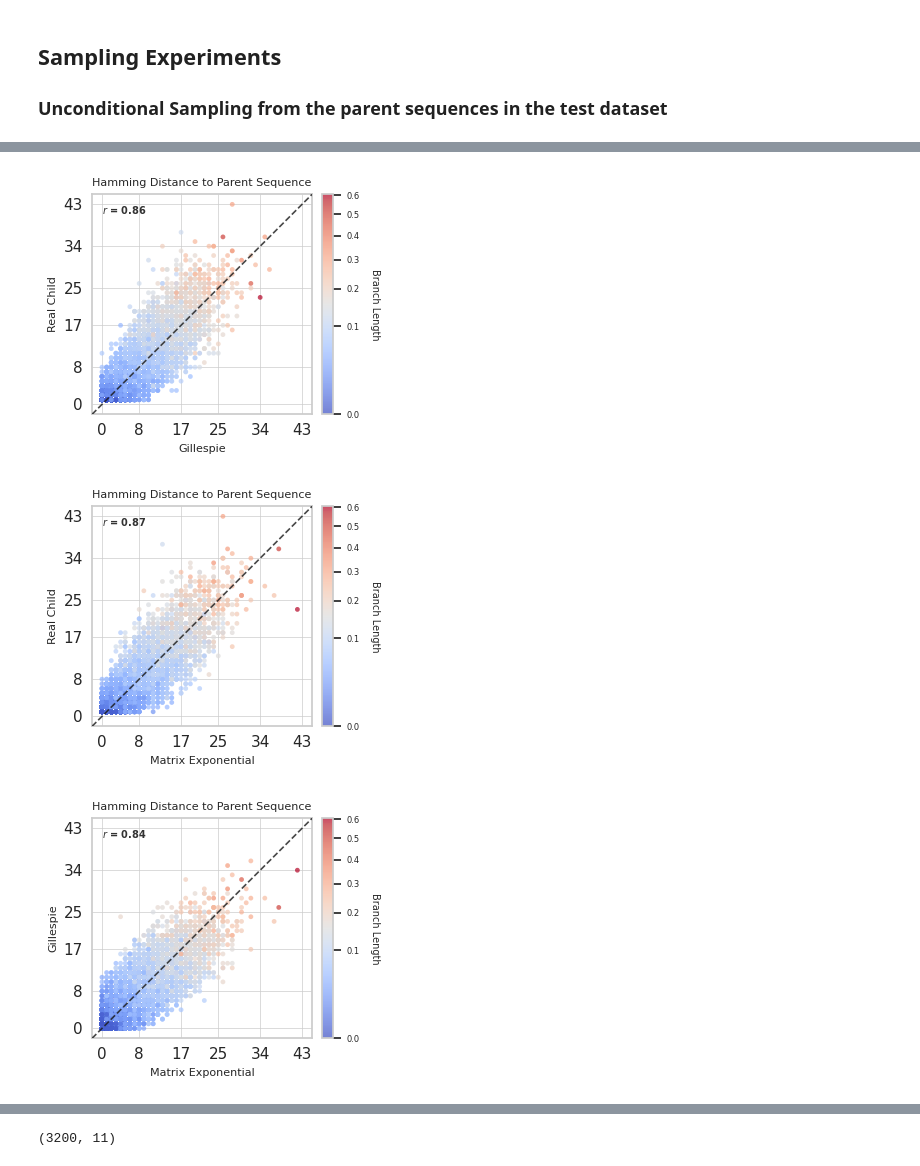
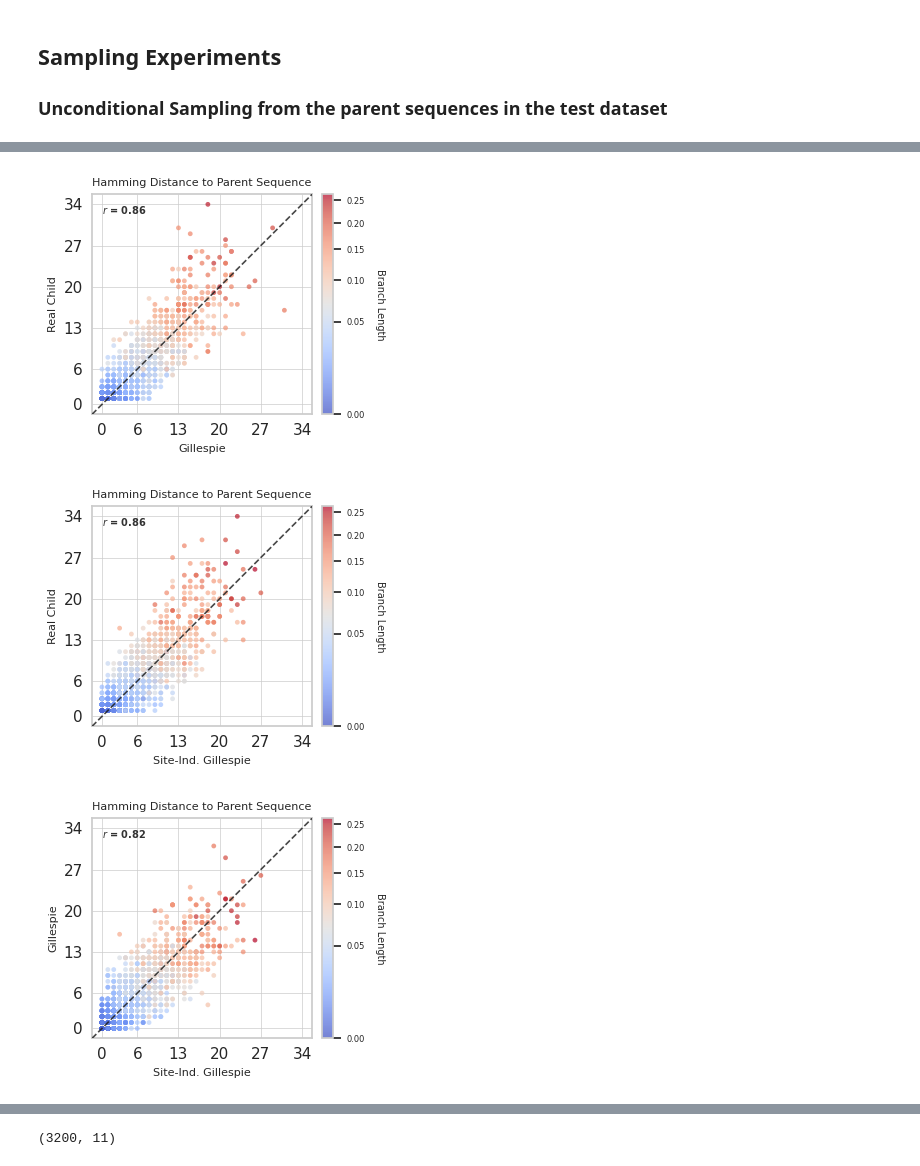
Before and after one commit to thematrixmaster/cosine, a Jupyter notebook: notebooks/eval_ctmc_model.ipynb, the cells around one changed output, grey strips where cells are left out. Cells and saved outputs as stored; diff of their text form; code cells hidden in the pictures.

```diff
--- a/notebooks/eval_ctmc_model.ipynb
+++ b/notebooks/eval_ctmc_model.ipynb
@@ -63,7 +63,7 @@ IS_AHO = False
 # ckpt_path = ckpt_dir / "2026-01-04_01-14-14/checkpoints/epoch_001.ckpt"
 
 # Antibody DASM Checkpoint - Ali + Free + SNR weighted (delta = 0.0)
-# ckpt_path = ckpt_dir / "2026-01-06_18-34-30/checkpoints/epoch_001.ckpt"
+ckpt_path = ckpt_dir / "2026-01-06_18-34-30/checkpoints/epoch_001.ckpt"
 
 # Antibody DASM Checkpoint - Ali + Free + SNR weighted (delta = 0.5)
 # ckpt_path = ckpt_dir / "2026-01-06_18-35-44/checkpoints/epoch_001.ckpt"
@@ -72,7 +72,11 @@ IS_AHO = False
 # ckpt_path = ckpt_dir / "2026-01-06_18-37-13/checkpoints/epoch_001.ckpt"
 
 # Antibody DASM Checkpoint - Ali + Free + unweighted
-ckpt_path = ckpt_dir / "2026-01-06_18-32-49/checkpoints/epoch_001.ckpt"
+# ckpt_path = ckpt_dir / "2026-01-06_18-32-49/checkpoints/epoch_001.ckpt"
+
+# Antibody DASM Checkpoint - Ali + Free + unweighted + from scratch + 8M params
+# ckpt_path = ckpt_dir / "2026-02-16_19-42-35/checkpoints/epoch_002.ckpt"
+# ckpt_path = ckpt_dir / "2026-03-04_11-13-18/checkpoints/epoch_003.ckpt"
 
 # Antibody Jaffe Checkpoint - AHO
 # IS_AHO = True
@@ -345,7 +359,7 @@ real_child_hv_seqs, real_child_lt_seqs = [], []
 ind_sim_child_hv_seqs, ind_sim_child_lt_seqs = [], []
 dep_sim_child_hv_seqs, dep_sim_child_lt_seqs = [], []
 branch_lengths = []
-n_batches = 500
+n_batches = 50
 
 for batch in tqdm(dataloader, desc="Inference"):
     batch = [b.to(device) for b in batch]
@@ -362,9 +376,10 @@ for batch in tqdm(dataloader, desc="Inference"):
         true_ch_hv_seqs, true_ch_lt_seqs = zip(*[(seq[:hl], seq[hl+1:]) for seq, hl in zip(true_child_seqs, hc_lens)])
 
     # sample a child sequence using the model
-    with torch.autocast(device_type="cuda", dtype=torch.bfloat16):
-        y_ind_decoded = generator.generate_with_independent_sites(t=t, x=x, x_sizes=x_sizes)
-        y_dep_decoded = generator.generate_with_adapted_gillespie(t=t, x=x, x_sizes=x_sizes)
+    with (torch.autocast(device_type="cuda", dtype=torch.bfloat16), torch.no_grad()):
+        # y_ind_decoded = generator.generate_with_independent_sites(t=t, x=x, x_sizes=x_sizes)
+        y_ind_decoded = generator.generate_with_gillespie(t=t, x=x, x_sizes=x_sizes, use_independent_sites=True)
+        y_dep_decoded = generator.generate_with_gillespie(t=t, x=x, x_sizes=x_sizes)
 
     sim_ind_child_seqs = [decode_sequence_from_toks(y_ind_decoded[i].cpu().numpy()) for i in range(y_ind_decoded.size(0))]
     sim_dep_child_seqs = [decode_sequence_from_toks(y_dep_decoded[i].cpu().numpy()) for i in range(y_dep_decoded.size(0))]
@@ -531,12 +545,13 @@ import pandas as pd
 # 1. Data Prep
 pivoted = pd.DataFrame({
     "bl": branch_lengths,
-    "Matrix Exponential": hv_ind_aa_hamming_dists,
+    # "Matrix Exponential": hv_ind_aa_hamming_dists,
+    "Site-Ind. Gillespie": hv_ind_aa_hamming_dists,
     "Gillespie": hv_dep_aa_hamming_dists,
     "chain": ["heavy"] * _len,
 })
 
-x_col, y_col = 'Matrix Exponential', 'Gillespie'
+x_col, y_col = 'Site-Ind. Gillespie', 'Gillespie'
 X, Y, C = pivoted[x_col].astype(int), pivoted[y_col].astype(int), pivoted['bl']
 
 # 2. Stats
@@ -595,6 +610,6 @@ cbar.ax.tick_params(labelsize=6)
 
 sns.despine(ax=ax, top=False, right=False)
 plt.tight_layout()
-plt.savefig('figure_parity_hamming_dist_to_real_child.pdf', bbox_inches='tight')
+# plt.savefig('figure_parity_hamming_dist_to_real_child.pdf', bbox_inches='tight')
 plt.show()
 # %% [output]
@@ -653,7 +668,8 @@ pivoted = pd.DataFrame({
     "bl": branch_lengths,
     "Real Child": hv_real_hd,
     "Gillespie": hv_dep_hd,
-    "Matrix Exponential": hv_ind_hd,
+    # "Matrix Exponential": hv_ind_hd,
+    "Site-Ind. Gillespie": hv_ind_hd,
 })
 
 plot_configs = [
@@ -663,12 +679,14 @@ plot_configs = [
         "filename": "figure_parity_hamming_dist_real_vs_gillespie.pdf",
     },
     {
-        "x_col": "Matrix Exponential",
+        # "x_col": "Matrix Exponential",
+        "x_col": "Site-Ind. Gillespie",
         "y_col": "Real Child",
         "filename": "figure_parity_hamming_dist_real_vs_matrix_exp.pdf",
     },
     {
-        "x_col": "Matrix Exponential",
+        # "x_col": "Matrix Exponential",
+        "x_col": "Site-Ind. Gillespie",
         "y_col": "Gillespie",
         "filename": "figure_parity_hamming_dist_gillespie_vs_matrix_exp.pdf",
     }
@@ -677,7 +695,10 @@ plot_configs = [
 sns.set_theme(style='whitegrid', rc={'font.size': 8, 'axes.labelsize': 8, 'grid.linewidth': 0.5})
 
 all_hammings = np.concatenate([
-    pivoted["Real Child"], pivoted["Gillespie"], pivoted["Matrix Exponential"]
+    pivoted["Real Child"],
+    pivoted["Gillespie"],
+    # pivoted["Matrix Exponential"],
+    pivoted["Site-Ind. Gillespie"],
 ])
 vmin, vmax = np.min(all_hammings), np.max(all_hammings)
 padding = (vmax - vmin) * 0.05
@@ -703,37 +724,37 @@ for config in plot_configs:
 
     # Axis formatting
     ax.set_aspect('equal')
     ax.set_xlim(lims)
     ax.set_ylim(lims)
 
     ticks = np.linspace(vmin, vmax, 6, dtype=int)
     ax.set_xticks(ticks)
     ax.set_yticks(ticks)
     ax.set_xticklabels([f'{t}' for t in ticks])
     ax.set_yticklabels([f'{t}' for t in ticks])
     ax.tick_params(axis='both', which='major', length=3, width=0.5)
 
     ax.set_xlabel(f'{x_col}')
     ax.set_ylabel(f'{y_col}')
     ax.set_title(f"Hamming Distance to Parent Sequence", fontsize=8)
 
     # Correlation annotation (top left)
     ax.text(lims[0] + padding, lims[1] - padding, f'$r$ = {r:.2f}',
             ha='left', va='top', fontweight='bold', fontsize=7, color='#333', zorder=5)
 
     # Colorbar (in style)
     cbar = plt.colorbar(sc, ax=ax, fraction=0.046, pad=0.04)
     cbar.set_label('Branch Length', rotation=270, labelpad=15, fontsize=7)
     cbar.ax.tick_params(labelsize=6)
 
     sns.despine(ax=ax, top=False, right=False)
     plt.tight_layout()
-    plt.savefig(config["filename"], bbox_inches='tight')
+    # plt.savefig(config["filename"], bbox_inches='tight')
     plt.show()
 # %% [output]
-[figure, old version]
+[figure, new version]
-[figure, old version]
+[figure, new version]
-[figure, old version]
+[figure, new version]
 # %%
 # save sampled sequences to disk, use different file for dep and ind methods
 # format should be csv with real parent, real child, simulated child, and branch length
```
Also changed, not shown: parts of 46 cells of this notebook, 15 other files.
